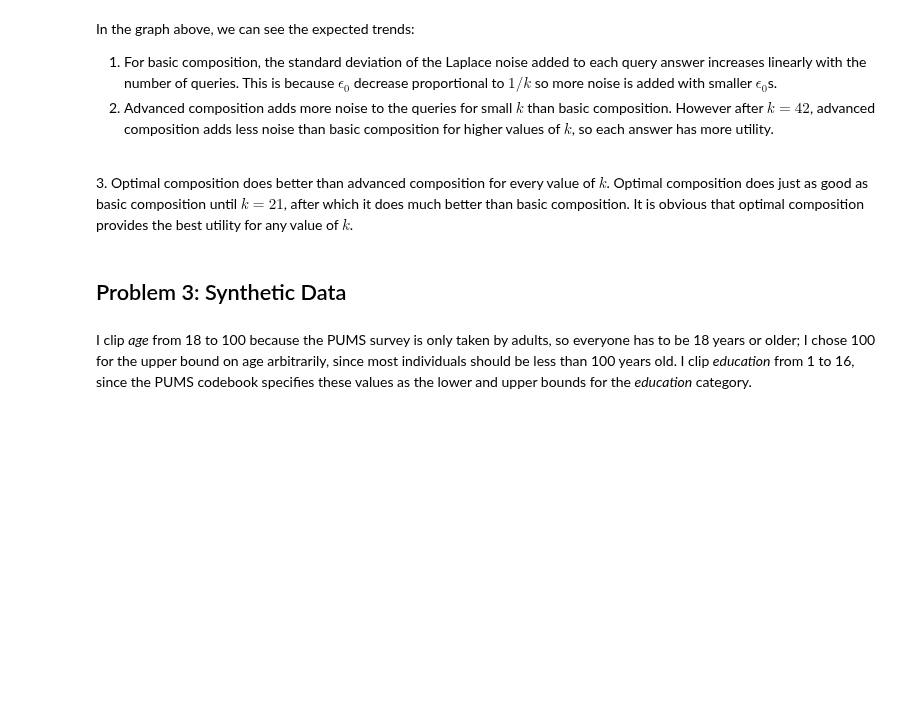
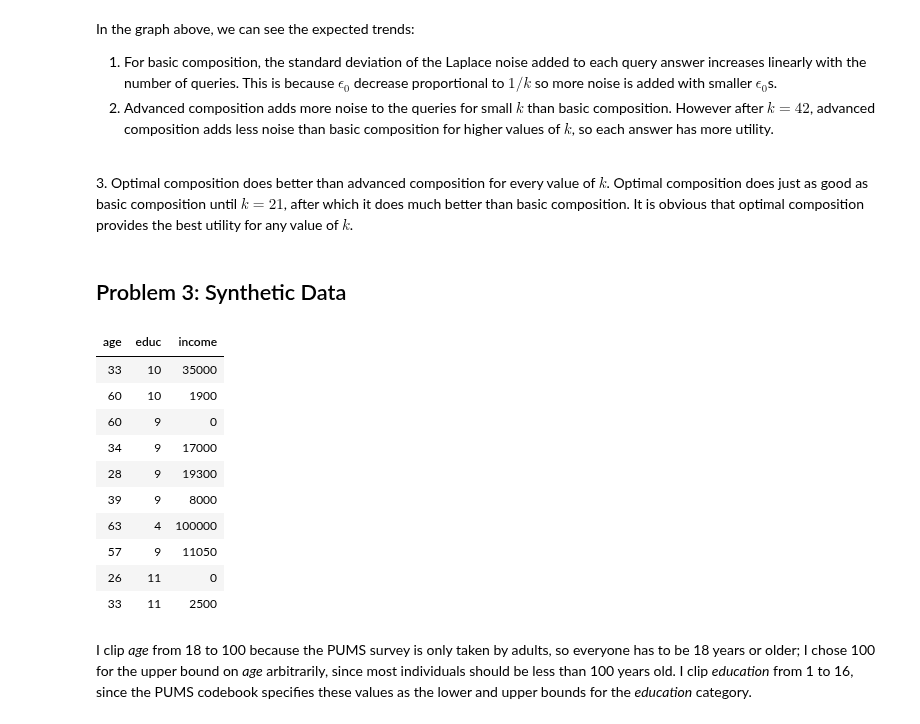
Before and after one commit to bhavenp/cs208, a Jupyter notebook: homework/HW3/HW3_Bhaven_Patel.ipynb, the cells around one changed output. Cells and saved outputs as stored; diff of their text form; code cells hidden in the pictures; blank space fills up the shorter version.

```diff
--- a/homework/HW3/HW3_Bhaven_Patel.ipynb
+++ b/homework/HW3/HW3_Bhaven_Patel.ipynb
@@ -300,3 +300,17 @@ pums_df_trimmed <- subset(pums_df, select = c('income','educ','age') );
+# %%
+pums_df_trimmed[0:10, ]
+# %% [output]
+| age | educ | income |
+| 33 | 10 | 35000 |
+| 60 | 10 | 1900 |
+| 60 | 9 | 0 |
+| 34 | 9 | 17000 |
+| 28 | 9 | 19300 |
+| 39 | 9 | 8000 |
+| 63 | 4 | 100000 |
+| 57 | 9 | 11050 |
+| 26 | 11 | 0 |
+| 33 | 11 | 2500 |
 # %%
 ## Differentially private histogram release for continuous data binned on 3 categories.
 ## Adapted from J. Honaker's xyHistogramRelease function
@@ -373,7 +387,7 @@ xyzHistogramRelease <- function(z, y, x, zlower, zupper, ylower, yupper, xlower,
     return(list(release=DPrelease, xcodebook=xcodebook, ycodebook=ycodebook, zcodebook=zcodebook))
 }
 # %% [markdown]
-I clip *age* from 18 to 100 because the PUMS survey is only taken by adults, so everyone has to be 18 years or older; I chose 100 for the upper bound on age arbitrarily, since most individuals should be less than 100 years old. I clip *education* from 1 to 16, since the PUMS codebook specifies these values as the lower and upper bounds for the *education* category.
+I clip *age* from 18 to 100 because the PUMS survey is only taken by adults, so everyone has to be 18 years or older; I chose 100 for the upper bound on *age* arbitrarily, since most individuals should be less than 100 years old. I clip *education* from 1 to 16, since the PUMS codebook specifies these values as the lower and upper bounds for the *education* category.
 # %%
 Sys.time() #for timing
 
```
Also changed, not shown: parts of 10 cells of this notebook, 3 other files.
